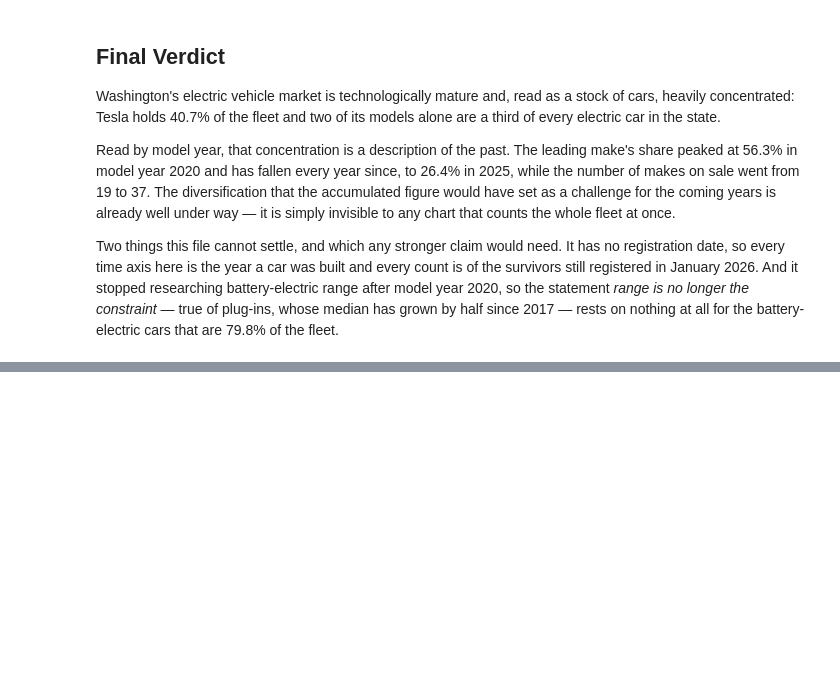
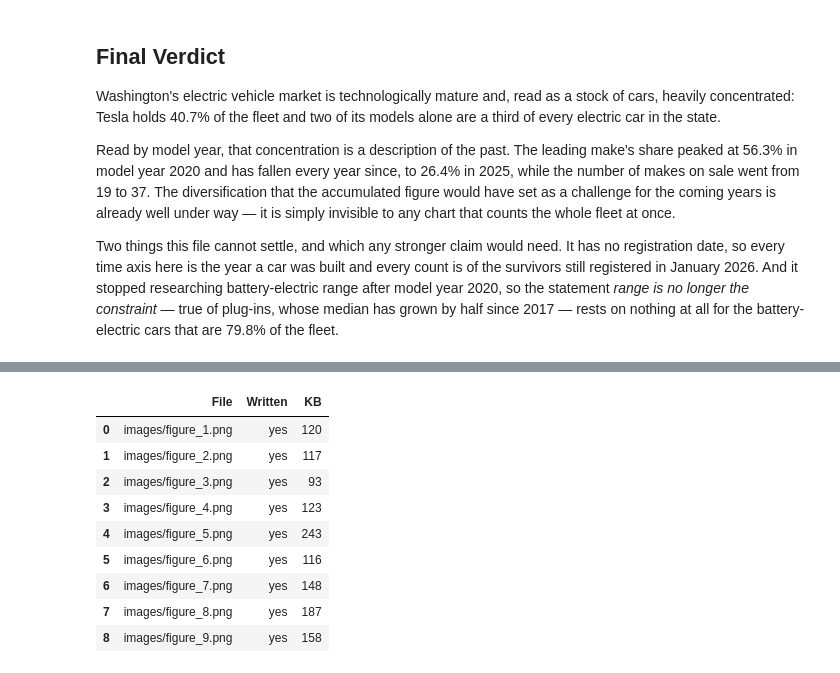
Before and after one commit to ValentimPiazera/EDA-Carros-Eletricos-Washington, a Jupyter notebook: notebooks/II-analysis.ipynb, the cells around one changed output, grey strips where cells are left out. Saved outputs shown, nothing was run; the diff lists cells and outputs as text; code cells hidden in the pictures; blank space fills up the shorter version.

```diff
--- a/notebooks/II-analysis.ipynb
+++ b/notebooks/II-analysis.ipynb
@@ -588,0 +600,25 @@ battery-electric cars that are 79.8% of the fleet.
+# %%
+viz.export_figures(
+    {
+        "figure_1": viz.top_makes_bar(make_shares),
+        "figure_2": viz.top_models_bar(top_10_models),
+        "figure_3": viz.type_mix_bars(type_mix),
+        "figure_4": viz.model_year_area(by_model_year),
+        "figure_5": viz.registration_map(points),
+        "figure_6": viz.range_distribution_bars(range_bands),
+        "figure_7": viz.range_by_year_lines(range_per_year),
+        "figure_8": viz.range_vs_volume_scatter(models),
+        "figure_9": viz.concentration_lines(concentration),
+    }
+)
+# %% [output]
+|  | File | Written | KB |
+| 0 | images/figure_1.png | yes | 120 |
+| 1 | images/figure_2.png | yes | 117 |
+| 2 | images/figure_3.png | yes | 93 |
+| 3 | images/figure_4.png | yes | 123 |
+| 4 | images/figure_5.png | yes | 243 |
+| 5 | images/figure_6.png | yes | 116 |
+| 6 | images/figure_7.png | yes | 148 |
+| 7 | images/figure_8.png | yes | 187 |
+| 8 | images/figure_9.png | yes | 158 |
```
Also changed, not shown: parts of 1 cell of this notebook, 12 other files.
